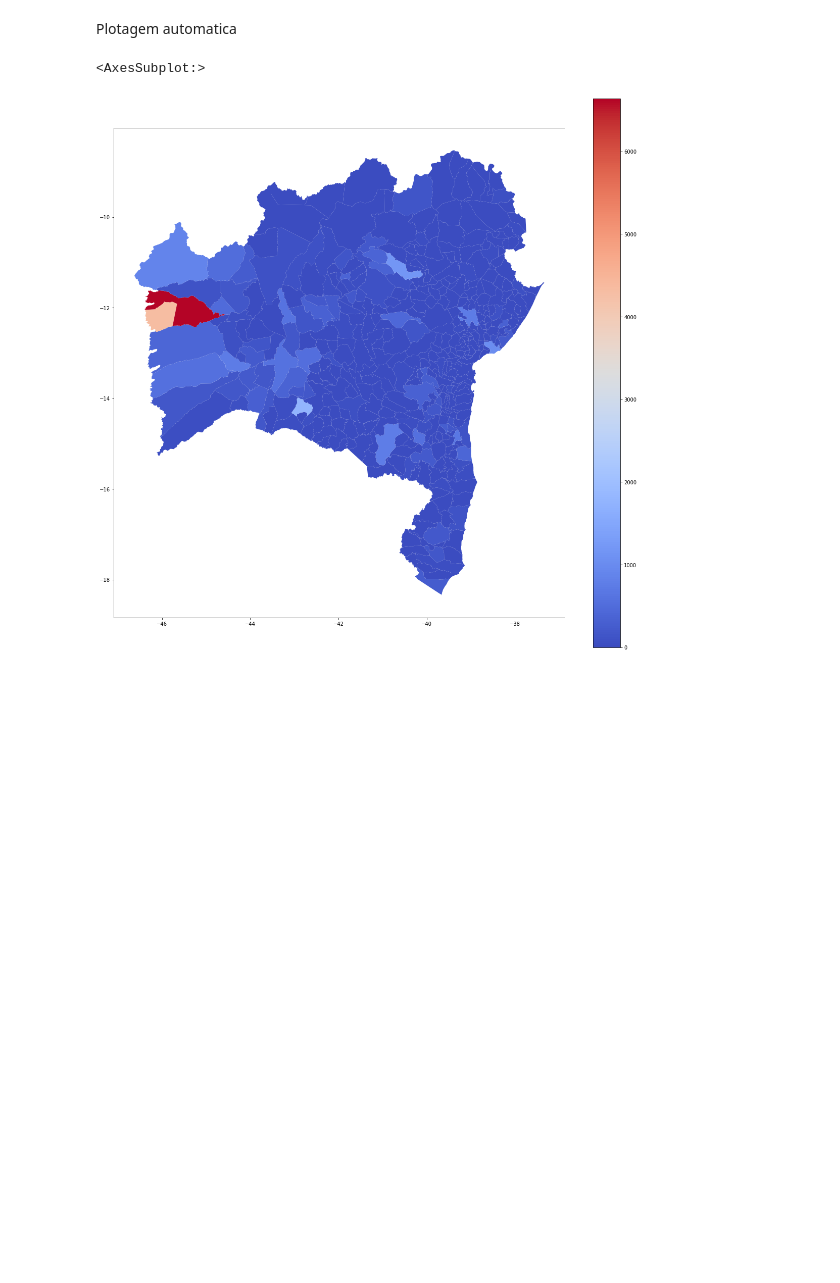
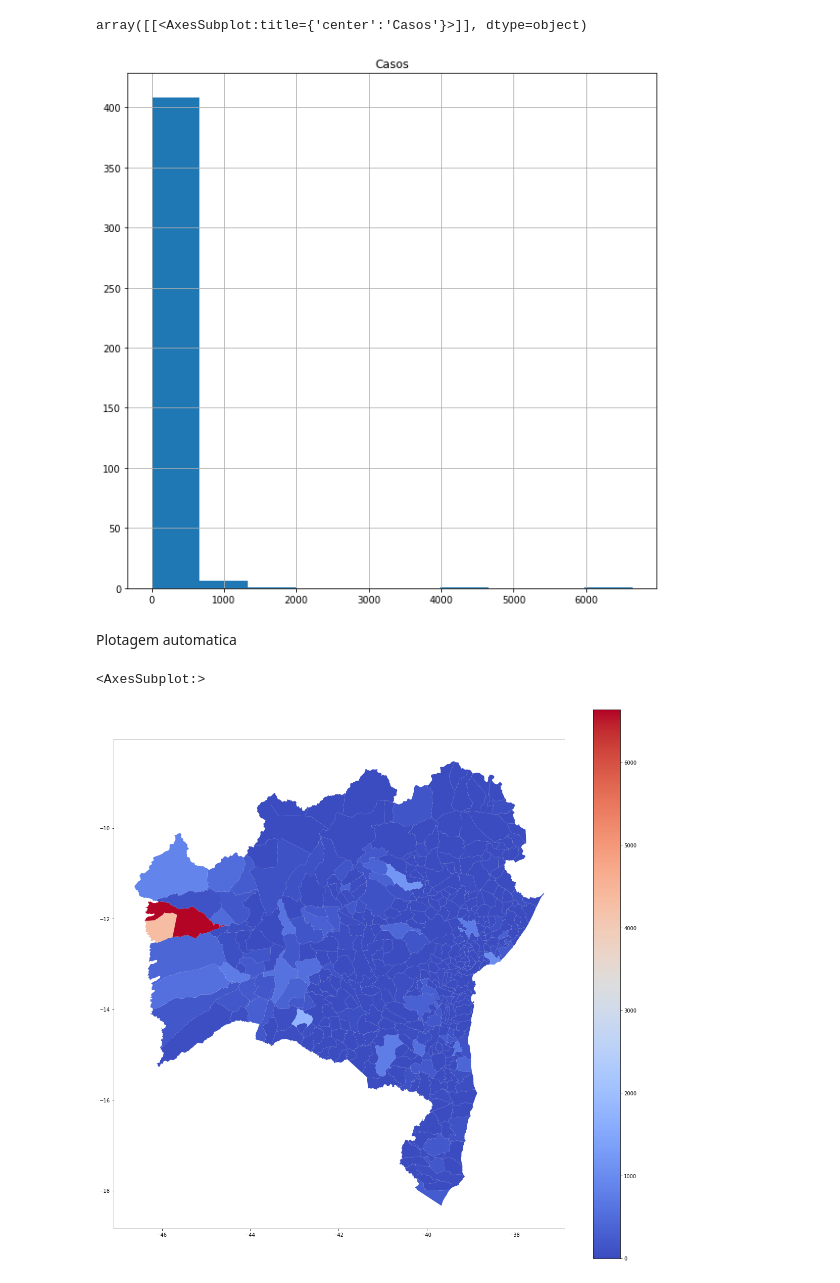
Before and after one commit to MatBrands/Modelagem-ArboBA, a Jupyter notebook: georef/qgis.ipynb, the cells around one changed output. Saved outputs shown, nothing was run; the diff lists cells and outputs as text; code cells hidden in the pictures; blank space fills up the shorter version.

```diff
--- a/georef/qgis.ipynb
+++ b/georef/qgis.ipynb
@@ -20,3 +20,5 @@ for i in range (len(bahia)):
     for j in range (len(df)):
         if bahia.loc[i, "MUNICIPIO"] == df.loc[j, "Município"]:
             bahia.loc[i, "Casos"] = df.loc[j, "Casos"]
+# %%
+plt.rcParams["figure.figsize"] = (10, 10)
@@ -23,2 +37,7 @@ for i in range (len(bahia)):
+# %%
+bahia.hist(column="Casos")
+# %% [output]
+array([[<AxesSubplot:title={'center':'Casos'}>]], dtype=object)
+[figure, added]
 # %% [markdown]
 Plotagem automatica
```
Also changed, not shown: parts of 4 cells of this notebook, 9 other files.
